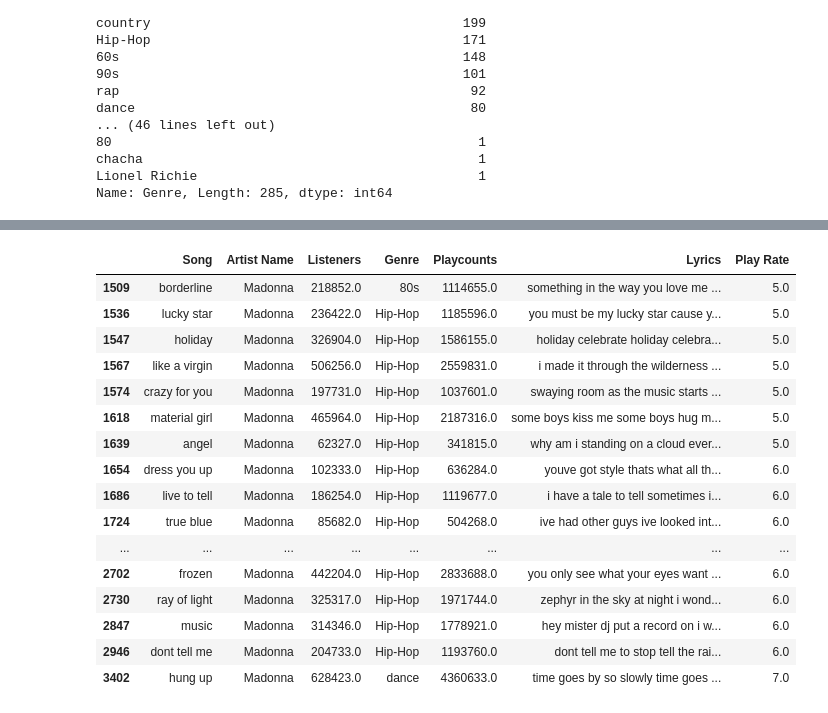
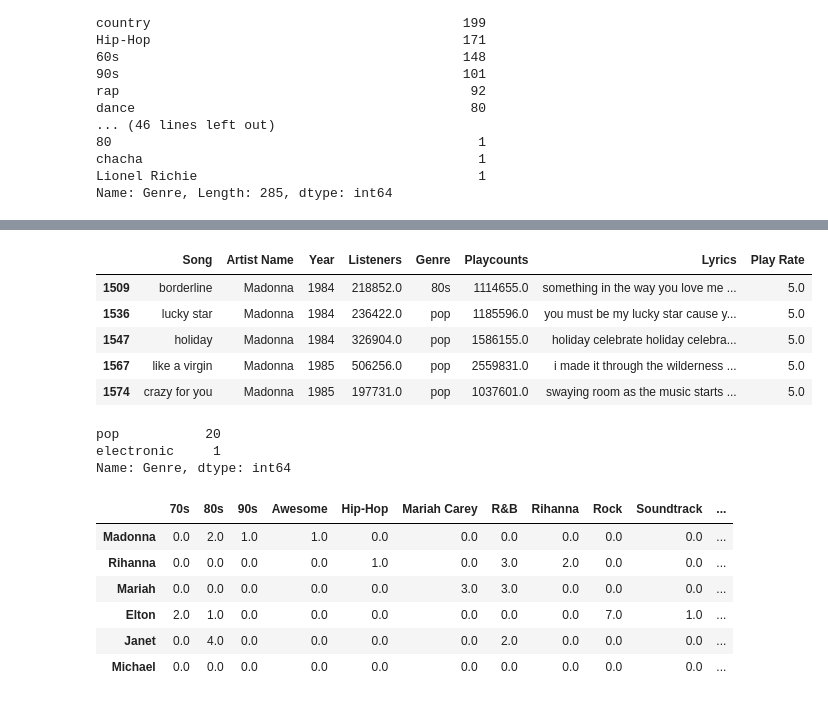
Before and after one commit to dudealy/DS_Project_1_Repo, a Jupyter notebook: New folder/project 1.ipynb, the cells around one changed output, grey strips where cells are left out. Drawn from its saved outputs; the diff is of its cells as text; code cells hidden in the pictures.

Commit message:
year added

```diff
--- a/New folder/project 1.ipynb
+++ b/New folder/project 1.ipynb
@@ -311,4 +319,4 @@ Top_hits_cleaned.to_csv("Top_hits_cleaned1.csv")
 # %%
-songfile = pd.read_csv("Top_hits_cleaned1.csv")
+songfile = pd.read_csv("Top_hits_cleaned2.csv")
 songfile.head()
 # %% [output]
@@ -407,29 +418,18 @@ songfile.head()
 # %%
 Madonna = songfile.loc[songfile["Artist Name"]== 'Madonna']
 Rihanna = songfile.loc[songfile["Artist Name"]== 'Rihanna']
 Mariah_Carey = songfile.loc[songfile["Artist Name"]== 'Mariah Carey']
 Elton_John = songfile.loc[songfile["Artist Name"]== 'Elton John']
 Janet_Jackson = songfile.loc[songfile["Artist Name"]== 'Janet Jackson']
 Michael_Jackson = songfile.loc[songfile["Artist Name"]== 'Michael Jackson']
-Madonna
+Madonna.head()
 # %% [output]
-|  | Song | Artist Name | Listeners | Genre | Playcounts | Lyrics | Play Rate |
-| 1509 | borderline | Madonna | 218852.0 | 80s | 1114655.0 | something in the way you love me ... | 5.0 |
-| 1536 | lucky star | Madonna | 236422.0 | Hip-Hop | 1185596.0 | you must be my lucky star cause y... | 5.0 |
-| 1547 | holiday | Madonna | 326904.0 | Hip-Hop | 1586155.0 | holiday celebrate holiday celebra... | 5.0 |
-| 1567 | like a virgin | Madonna | 506256.0 | Hip-Hop | 2559831.0 | i made it through the wilderness ... | 5.0 |
-| 1574 | crazy for you | Madonna | 197731.0 | Hip-Hop | 1037601.0 | swaying room as the music starts ... | 5.0 |
-| 1618 | material girl | Madonna | 465964.0 | Hip-Hop | 2187316.0 | some boys kiss me some boys hug m... | 5.0 |
-| 1639 | angel | Madonna | 62327.0 | Hip-Hop | 341815.0 | why am i standing on a cloud ever... | 5.0 |
-| 1654 | dress you up | Madonna | 102333.0 | Hip-Hop | 636284.0 | youve got style thats what all th... | 6.0 |
-| 1686 | live to tell | Madonna | 186254.0 | Hip-Hop | 1119677.0 | i have a tale to tell sometimes i... | 6.0 |
-| 1724 | true blue | Madonna | 85682.0 | Hip-Hop | 504268.0 | ive had other guys ive looked int... | 6.0 |
-| ... | ... | ... | ... | ... | ... | ... | ... |
-| 2702 | frozen | Madonna | 442204.0 | Hip-Hop | 2833688.0 | you only see what your eyes want ... | 6.0 |
-| 2730 | ray of light | Madonna | 325317.0 | Hip-Hop | 1971744.0 | zephyr in the sky at night i wond... | 6.0 |
-| 2847 | music | Madonna | 314346.0 | Hip-Hop | 1778921.0 | hey mister dj put a record on i w... | 6.0 |
-| 2946 | dont tell me | Madonna | 204733.0 | Hip-Hop | 1193760.0 | dont tell me to stop tell the rai... | 6.0 |
-| 3402 | hung up | Madonna | 628423.0 | dance | 4360633.0 | time goes by so slowly time goes ... | 7.0 |
+|  | Song | Artist Name | Year | Listeners | Genre | Playcounts | Lyrics | Play Rate |
+| 1509 | borderline | Madonna | 1984 | 218852.0 | 80s | 1114655.0 | something in the way you love me ... | 5.0 |
+| 1536 | lucky star | Madonna | 1984 | 236422.0 | pop | 1185596.0 | you must be my lucky star cause y... | 5.0 |
+| 1547 | holiday | Madonna | 1984 | 326904.0 | pop | 1586155.0 | holiday celebrate holiday celebra... | 5.0 |
+| 1567 | like a virgin | Madonna | 1985 | 506256.0 | pop | 2559831.0 | i made it through the wilderness ... | 5.0 |
+| 1574 | crazy for you | Madonna | 1985 | 197731.0 | pop | 1037601.0 | swaying room as the music starts ... | 5.0 |
 # %%
 Madonna_G = Madonna["Genre"].value_counts().sort_values(ascending = False)
 Rihanna_G = Rihanna["Genre"].value_counts().sort_values(ascending = False)
@@ -437,5 +437,9 @@ Mariah_G = Mariah_Carey["Genre"].value_counts().sort_values(ascending = False)
 Elton_G = Elton_John["Genre"].value_counts().sort_values(ascending = False)
 Janet_G = Janet_Jackson["Genre"].value_counts().sort_values(ascending = False)
 Michael_G = Michael_Jackson["Genre"].value_counts().sort_values(ascending = False)
-Madonna_G
+Michael_G
+# %% [output]
+pop           20
+electronic     1
+Name: Genre, dtype: int64
 # %%
@@ -442,0 +447,13 @@ Top_Artist = pd.DataFrame({"Madonna":"Madonna_G","Rihanna":"Rihanna_G",  })
+# %%
+Top_Artist = pd.DataFrame(Top_Artist)
+Top_Artist = Top_Artist.fillna(0)
+Top = Top_Artist.T
+Top
+# %% [output]
+|  | 70s | 80s | 90s | Awesome | Hip-Hop | Mariah Carey | R&B | Rihanna | Rock | Soundtrack | ... |
+| Madonna | 0.0 | 2.0 | 1.0 | 1.0 | 0.0 | 0.0 | 0.0 | 0.0 | 0.0 | 0.0 | ... |
+| Rihanna | 0.0 | 0.0 | 0.0 | 0.0 | 1.0 | 0.0 | 3.0 | 2.0 | 0.0 | 0.0 | ... |
+| Mariah | 0.0 | 0.0 | 0.0 | 0.0 | 0.0 | 3.0 | 3.0 | 0.0 | 0.0 | 0.0 | ... |
+| Elton | 2.0 | 1.0 | 0.0 | 0.0 | 0.0 | 0.0 | 0.0 | 0.0 | 7.0 | 1.0 | ... |
+| Janet | 0.0 | 4.0 | 0.0 | 0.0 | 0.0 | 0.0 | 2.0 | 0.0 | 0.0 | 0.0 | ... |
+| Michael | 0.0 | 0.0 | 0.0 | 0.0 | 0.0 | 0.0 | 0.0 | 0.0 | 0.0 | 0.0 | ... |
```
Also changed, not shown: parts of 20 cells of this notebook, 3 other files.
